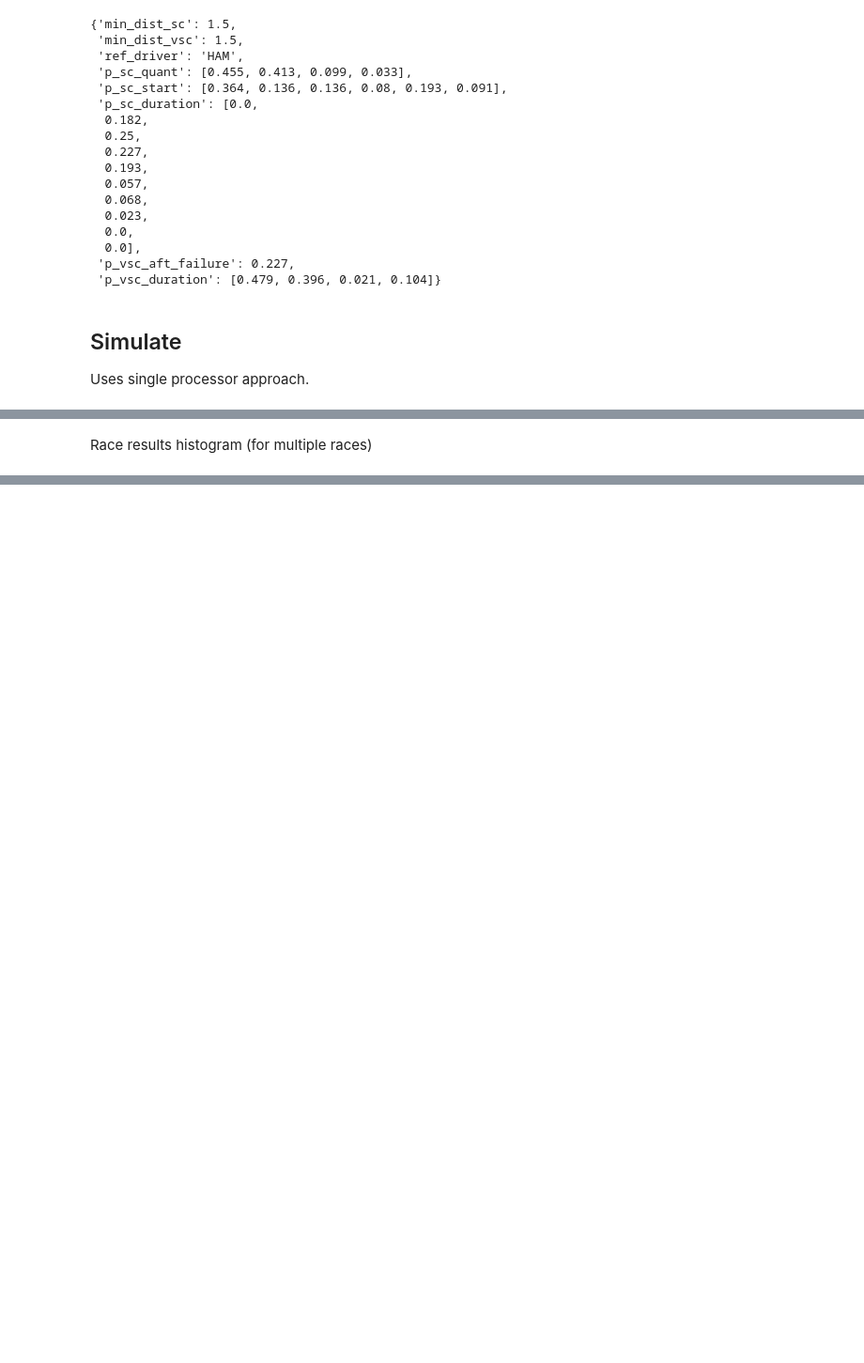
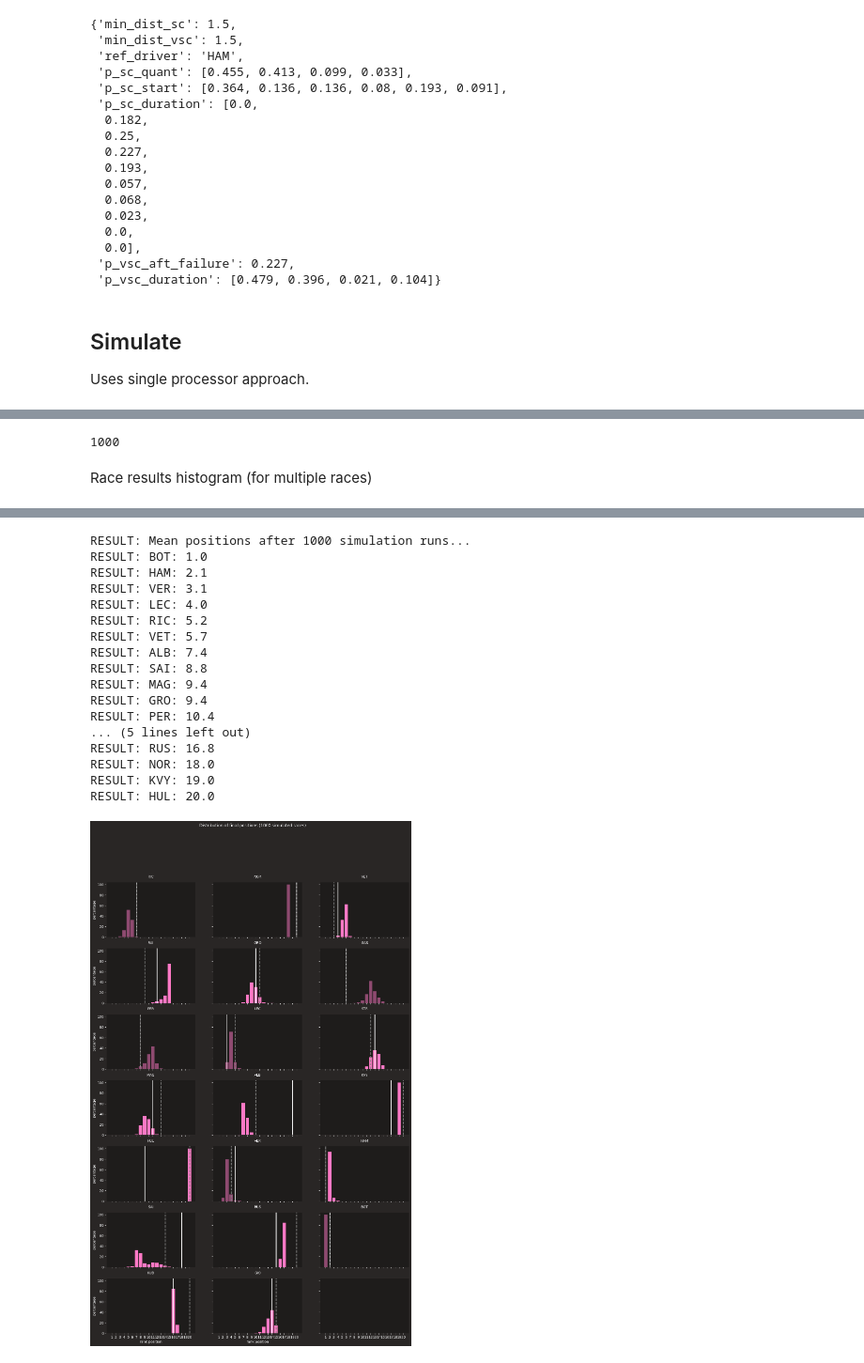
Before and after one commit to pezon/msca-race-simulation, a Jupyter notebook: notebooks/Simulate_Race.ipynb, the cells around one changed output, grey strips where cells are left out. Shown at 94% size. Saved outputs shown, nothing was run; the diff lists cells and outputs as text; code cells hidden in the pictures; blank space fills up the shorter version.

```diff
--- a/notebooks/Simulate_Race.ipynb
+++ b/notebooks/Simulate_Race.ipynb
@@ -500,10 +733,21 @@ if sim_opts["no_sim_runs"] == 1:
+# %%
+len(race_results)
+# %% [output]
+1000
 # %% [markdown]
 Race results histogram (for multiple races)
 # %%
+from helper_funcs.src.simulation import race_starting_finish_grid, mcs_analysis
+
+starting_grid, finish_grid = race_starting_finish_grid(2019, "Shanghai")
+
 # For multiple races...
 if sim_opts["no_sim_runs"] > 1:
     mcs_analysis(
         race_results=race_results,
         use_print_result=sim_opts["use_print_result"],
-        use_plot=sim_opts["use_plot"])
+        use_plot=True,
+        starting_grid=starting_grid,
+        finish_grid=finish_grid,
+        realstrategy=[])
 # %% [output]
@@ -526,0 +774,18 @@ RESULT: HUL: 20.0
+RESULT: Mean positions after 1000 simulation runs...
+RESULT: BOT: 1.0
+RESULT: HAM: 2.1
+RESULT: VER: 3.1
+RESULT: LEC: 4.0
+RESULT: RIC: 5.2
+RESULT: VET: 5.7
+RESULT: ALB: 7.4
+RESULT: SAI: 8.8
+RESULT: MAG: 9.4
+RESULT: GRO: 9.4
+RESULT: PER: 10.4
+... (5 lines left out)
+RESULT: RUS: 16.8
+RESULT: NOR: 18.0
+RESULT: KVY: 19.0
+RESULT: HUL: 20.0
+[figure, added]
```
Also changed, not shown: parts of 21 cells of this notebook.
